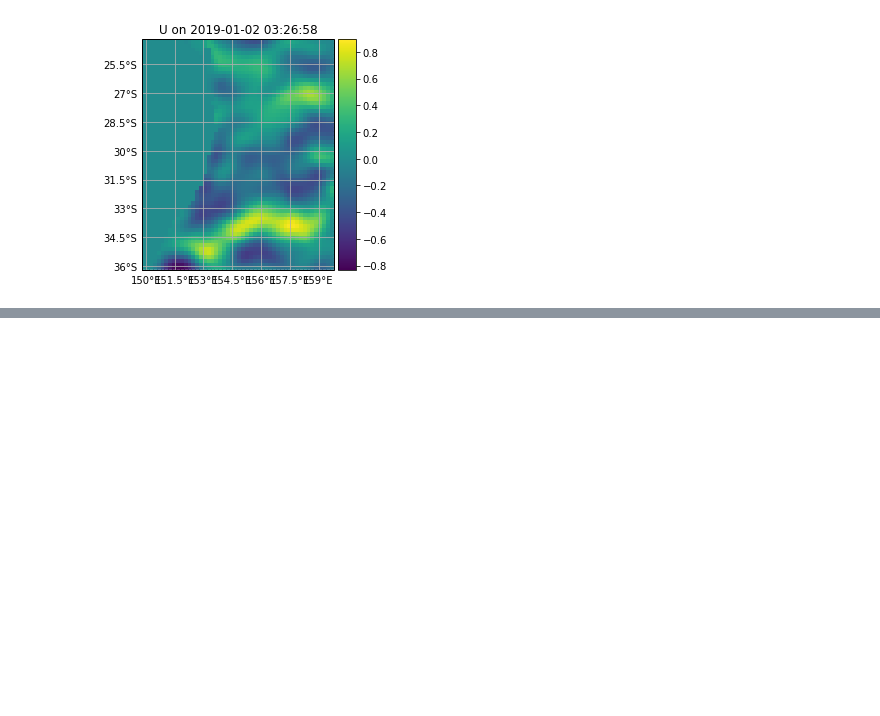
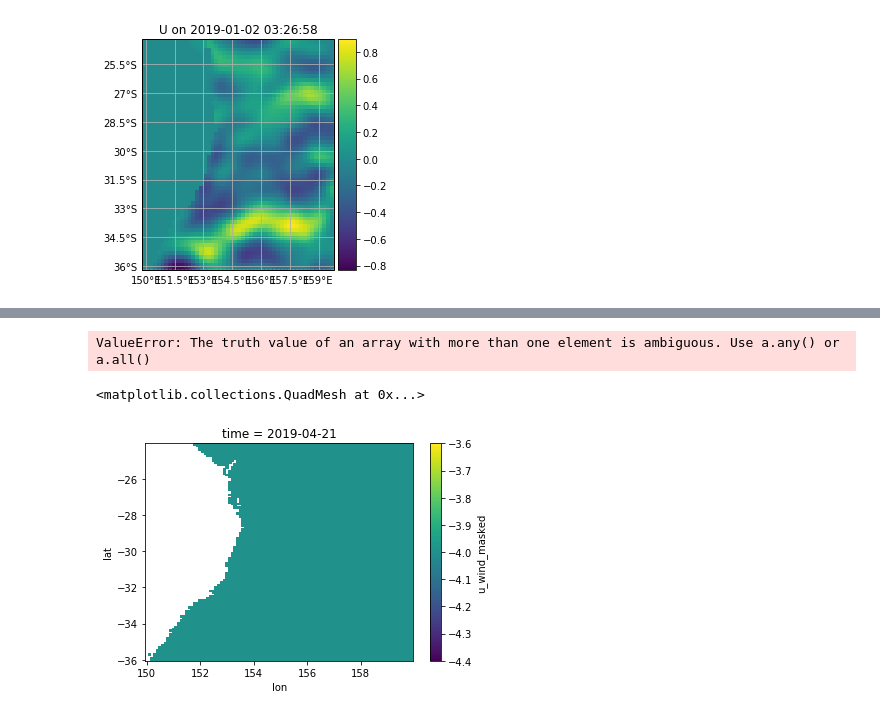
Before and after one commit to natachabourg/Bluebottles, a Jupyter notebook: imos_current_data/analysis_imos_current_data/Advection.ipynb, the cells around one changed output, grey strips where cells are left out. Cells and saved outputs as stored; diff of their text form; code cells hidden in the pictures; blank space fills up the shorter version.

```diff
--- a/imos_current_data/analysis_imos_current_data/Advection.ipynb
+++ b/imos_current_data/analysis_imos_current_data/Advection.ipynb
@@ -135,9 +104,8 @@ for t in range(len(ucur)): #for every time step
 """
 Create grid for extrapolated data #(resolution 0.1 degree)
 """
-#grid_lat,grid_lon = np.mgrid[-33:-35:120j, 151:153:100j]
-grid_lat,grid_lon = np.mgrid[-24:-36:120j, 150:160:100j]
-grid_ext=(grid_lat,grid_lon)
+grid_lat_ext,grid_lon_ext = np.mgrid[-36:-24:0.1, 150:160:0.1]
+grid_ext=(grid_lat_ext,grid_lon_ext)
 # %%
 len(ucur)
 # %% [output]
@@ -179,3 +147,5 @@ time_imos float to datetime object
 time=[]
 for i in range(len(time_imos)):
     time.append(datetime.timestamp(datetime(1985,1,1,0,0,0)+timedelta(days=time_imos[i])))
+
+a=[datetime.fromtimestamp(t) for t in time]
@@ -251,3 +228,15 @@ fieldset_ext = FieldSet.from_data(data, dims, allow_time_extrapolation=True)
+# %%
+"""
+Create fieldset with extrapolated data
+"""
+
+variables = {'U' : 'u_cur_masked',
+            'V' : 'v_cur_masked'}
+dimensions = {'lon' : 'lon',
+              'lat' : 'lat',
+              'time' : 'time'}
+
+fieldset_ext = FieldSet.from_xarray_dataset(ds_ext, variables, dimensions, allow_time_extrapolation=True)
 # %%
 time_ext[1]-time_ext[0]
 # %% [output]
@@ -420,0 +416,46 @@ datetime.datetime(2019, 2, 7, 0, 0)
+# %%
+"""
+Create wind data and put it in a dataset
+"""
+
+#to replace with real wind data
+size3D = (len(a),fieldset_ext.U.grid.ydim, fieldset_ext.U.grid.xdim)
+u_values=-4*np.ones(size3D)
+v_values=-4*np.ones(size3D)
+
+
+u_wind=xr.DataArray(u_values,
+                dims=['time','lat','lon'],
+                coords={'time':a,
+                        'lat':np.arange(-36,-24,0.1),
+                        'lon':np.arange(150,160,0.1)},)
+
+v_wind=xr.DataArray(v_values,
+                dims=['time','lat','lon'],
+                coords={'time':a,
+                        'lat':np.arange(-36,-24,0.1),
+                        'lon':np.arange(150,160,0.1)},)
+
+#add to the existing dataset
+ds_ext['u_wind']=u_wind
+ds_ext['v_wind']=v_wind
+
+#Mask data on land
+ds_ext['u_wind_masked']=ds_ext['u_wind'].where(ds_ext.mask==2)
+ds_ext['v_wind_masked']=ds_ext['v_wind'].where(ds_ext.mask==2)
+
+"""
+Add wind field to fieldset_ext
+"""
+
+fieldset_ext.add_field(Field('U_wind', data=ds_ext['u_wind_masked'], #meteorological huh ?
+                             time=ds_ext['time'], lat=fieldset_ext.U.grid.lat,
+                             lon=fieldset_ext.U.grid.lon,
+                             mesh='spherical', transpose=True, allow_time_extrapolation=True))
+
+fieldset_ext.add_field(Field('V_wind', data=ds_ext['v_wind_masked'],
+                             time=ds_ext['time'], lat=fieldset_ext.U.grid.lat,
+                             lon=fieldset_ext.U.grid.lon,
+                             mesh='spherical', transpose=True, allow_time_extrapolation=True))
+# %% [output]
+ValueError: The truth value of an array with more than one element is ambiguous. Use a.any() or a.all()
@@ -420,0 +467,6 @@ datetime.datetime(2019, 2, 7, 0, 0)
+# %%
+%matplotlib qt
+ds_ext['u_wind_masked'][110].plot()
+# %% [output]
+<matplotlib.collections.QuadMesh at 0x...>
+[figure, added]
```
Also changed, not shown: parts of 37 cells of this notebook.
